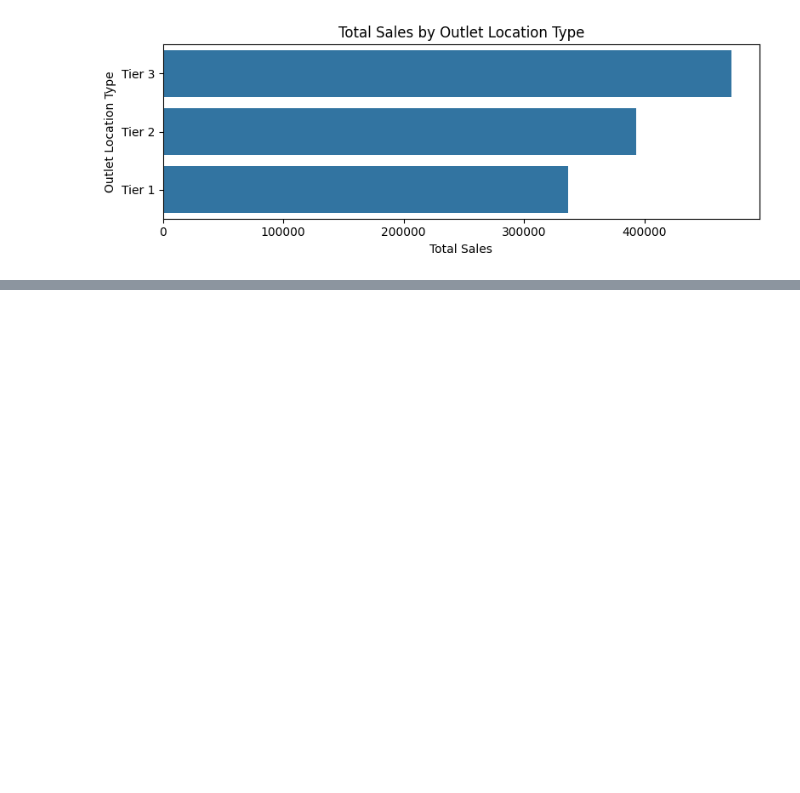
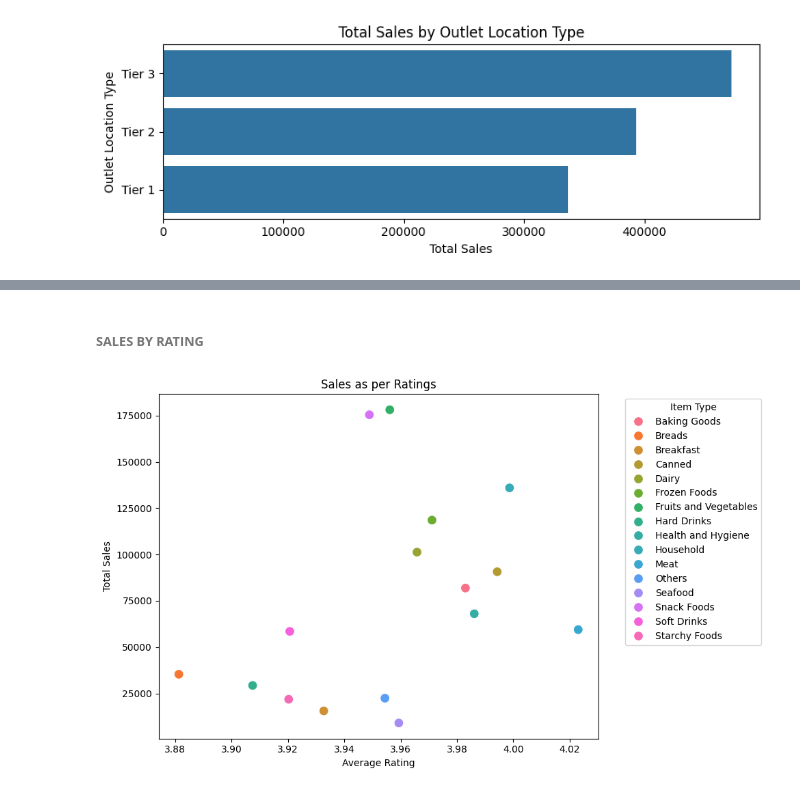
Before and after one commit to Jasika-Kumari/Blinkit-Analysis, a Jupyter notebook: Blinkit.ipynb, the cells around one changed output, grey strips where cells are left out. Drawn from its saved outputs; the diff is of its cells as text; code cells hidden in the pictures; blank space fills up the shorter version.

```diff
--- a/Blinkit.ipynb
+++ b/Blinkit.ipynb
@@ -192,0 +204,19 @@ _
+# %% [markdown]
+######  **SALES BY RATING**
+# %%
+summary = df.groupby('Item Type').agg({
+    'Rating': 'mean',
+    'Sales': 'sum'
+}).reset_index()
+
+plt.figure(figsize=(10,6))
+sns.scatterplot(data=summary, x='Rating', y='Sales', hue='Item Type', s=100)
+
+plt.title('Sales as per Ratings')
+plt.xlabel('Average Rating')
+plt.ylabel('Total Sales')
+plt.legend(title='Item Type', bbox_to_anchor=(1.05, 1), loc='upper left')
+plt.tight_layout()
+plt.show()
+# %% [output]
+[figure, added]
```
Also changed, not shown: parts of 3 cells of this notebook.
